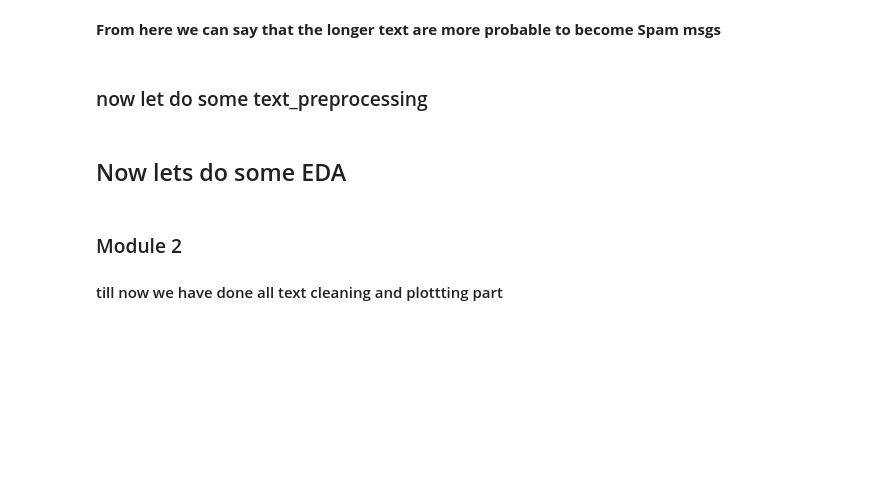
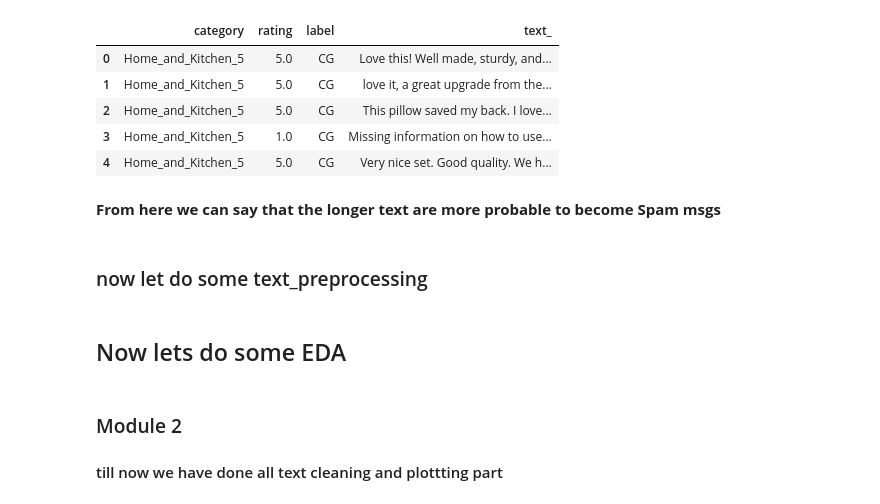
Before and after one commit to Fake-Review-Detection-Spiill-AI/scenario-1---single-task, a Jupyter notebook: draft-03-singletask.ipynb, the cells around one changed output. Saved outputs shown, nothing was run; the diff lists cells and outputs as text; code cells hidden in the pictures; blank space fills up the shorter version.

Commit message:
connect to dataset

```diff
--- a/draft-03-singletask.ipynb
+++ b/draft-03-singletask.ipynb
@@ -22,3 +19,13 @@ df.head()
+# %%
+df = pd.read_csv('https://raw.githubusercontent.com/Fake-Review-Detection-Spiill-AI/scenario-1---single-task/7bf27618f1afba530d7098a2eaab137b249208d4/20%20mayfake%20reviews%20dataset.csv',)
+df.head()
+# %% [output]
+|  | category | rating | label | text_ |
+| 0 | Home_and_Kitchen_5 | 5.0 | CG | Love this! Well made, sturdy, and... |
+| 1 | Home_and_Kitchen_5 | 5.0 | CG | love it, a great upgrade from the... |
+| 2 | Home_and_Kitchen_5 | 5.0 | CG | This pillow saved my back. I love... |
+| 3 | Home_and_Kitchen_5 | 1.0 | CG | Missing information on how to use... |
+| 4 | Home_and_Kitchen_5 | 5.0 | CG | Very nice set. Good quality. We h... |
 # %%
 df = df.drop(columns=['category'])
 df = df.drop(columns=['rating'])
```
Also changed, not shown: parts of 2 cells of this notebook.
